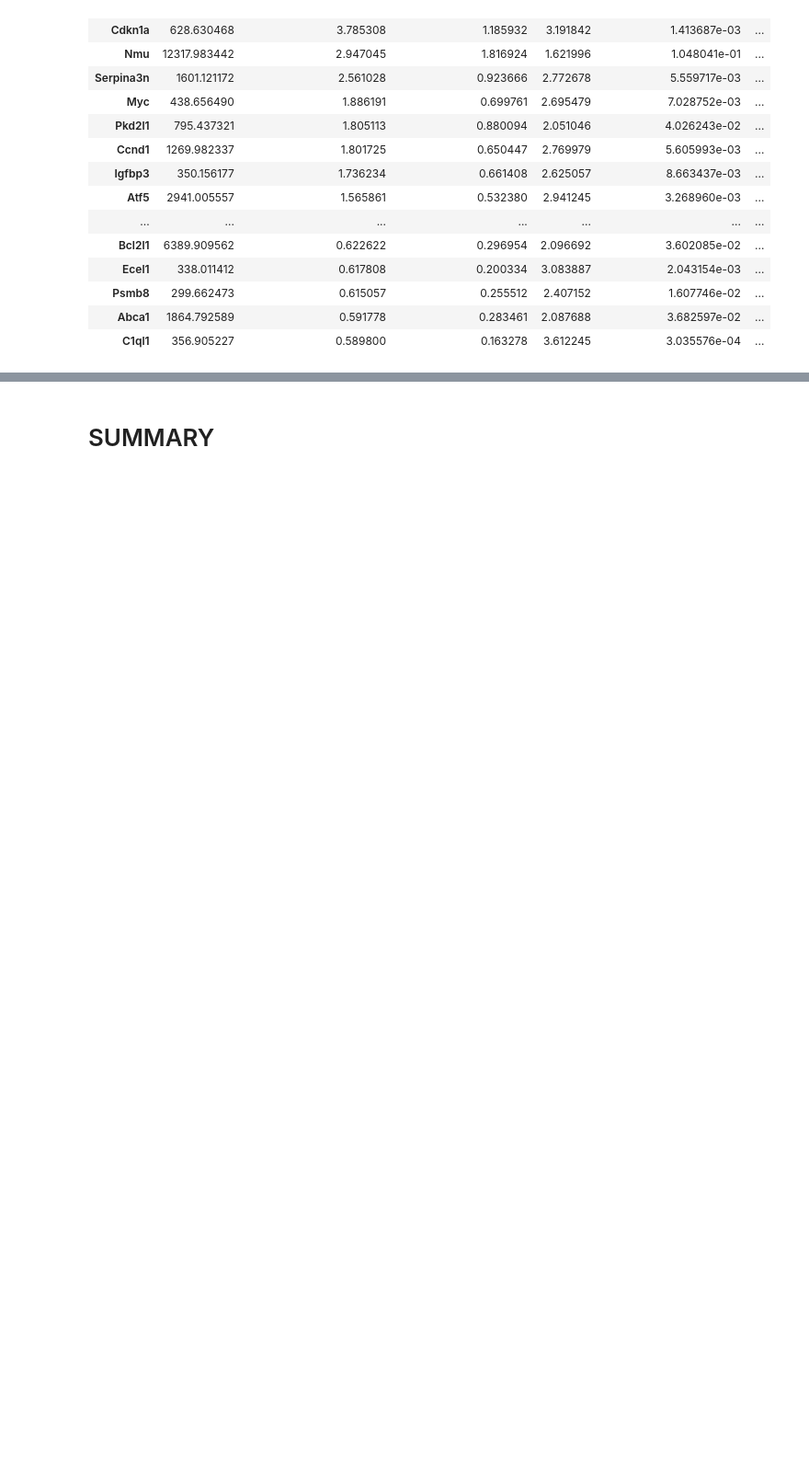
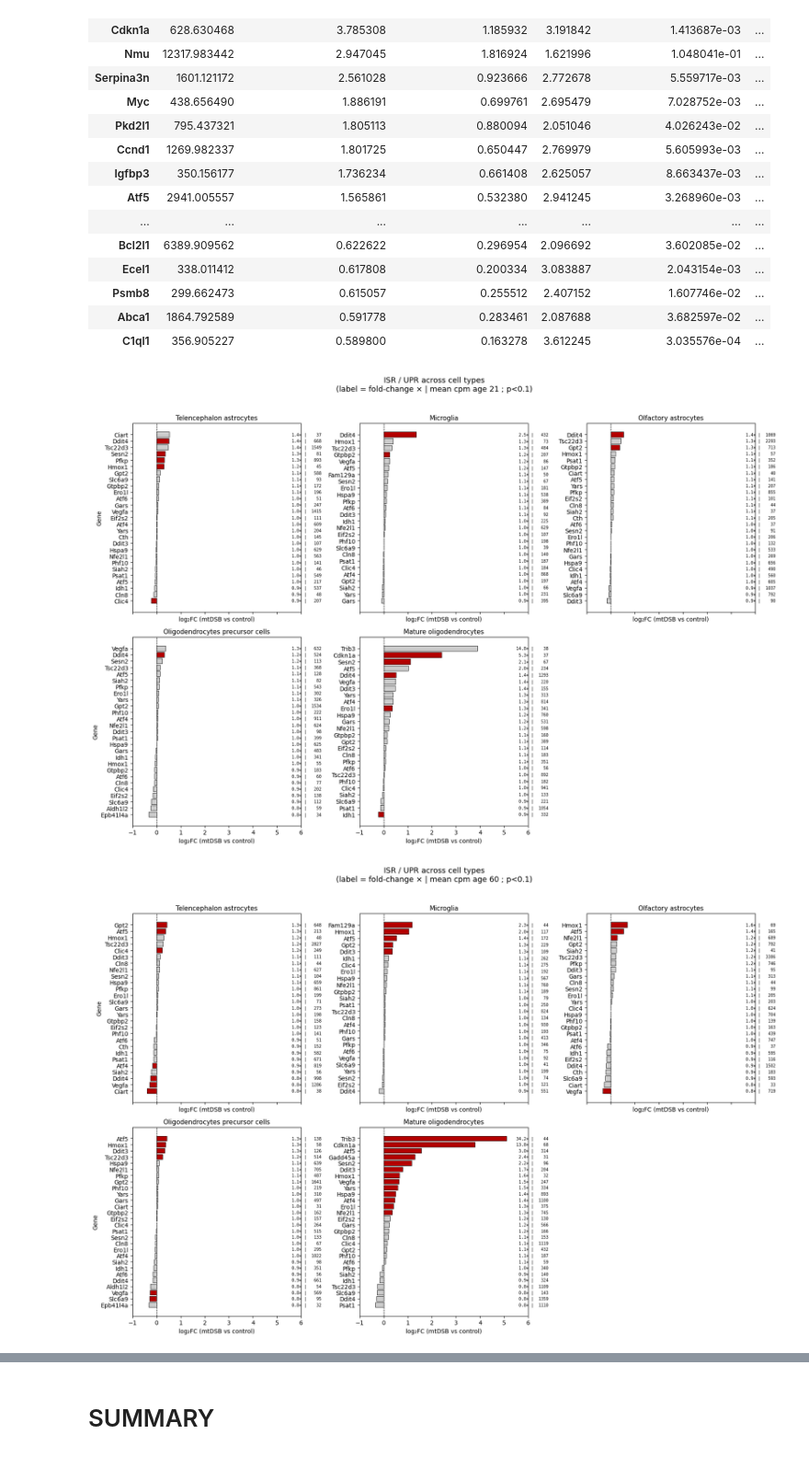
Before and after one commit to christoffermattssonlangseth/oligo-mtDSB, a Jupyter notebook: notebooks-02/08_ISR_celltype_specific.ipynb, the cells around one changed output, grey strips where cells are left out. Shown at 92% size. Drawn from its saved outputs; the diff is of its cells as text; code cells hidden in the pictures; blank space fills up the shorter version.

```diff
--- a/notebooks-02/08_ISR_celltype_specific.ipynb
+++ b/notebooks-02/08_ISR_celltype_specific.ipynb
@@ -144,6 +288,28 @@ sub[sub.mean_cpm_age_60 > 30].head(50)
 | Psmb8 | 299.662473 | 0.615057 | 0.255512 | 2.407152 | 1.607746e-02 | ... |
 | Abca1 | 1864.792589 | 0.591778 | 0.283461 | 2.087688 | 3.682597e-02 | ... |
 | C1ql1 | 356.905227 | 0.589800 | 0.163278 | 3.612245 | 3.035576e-04 | ... |
+# %%
+plot_pathway_panels(
+    cts,
+    pathway_genes=genes_filtered,        # or isr_filtered if you like your curated set
+    module_name="ISR / UPR",
+    age_key="mean_cpm_age_21",
+    shared_xlim=(-1, 6),
+    expr_min=30,
+    p_cutoff=0.1
+)
+plot_pathway_panels(
+    cts,
+    pathway_genes=genes_filtered,        # or isr_filtered if you like your curated set
+    module_name="ISR / UPR",
+    age_key="mean_cpm_age_60",
+    shared_xlim=(-1, 6),
+    expr_min=30,
+    p_cutoff=0.1
+)
+# %% [output]
+[figure, added]
+[figure, added]
 # %%
 isr_genes = [
     "Atf4","Atf5","Ddit3","Trib3","Cdkn1a","Bbc3","Bax","Bcl2l11",
```
Also changed, not shown: parts of 2 cells of this notebook.
